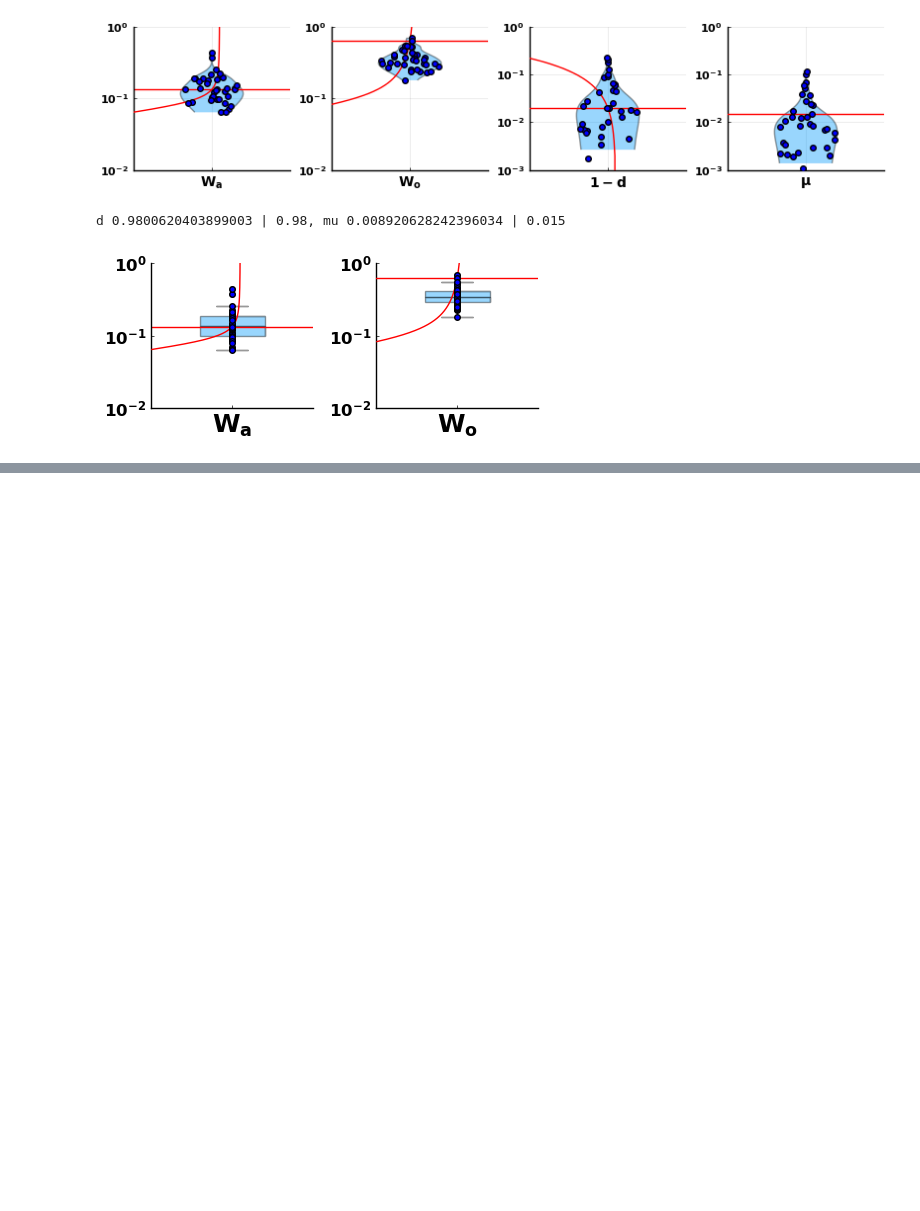
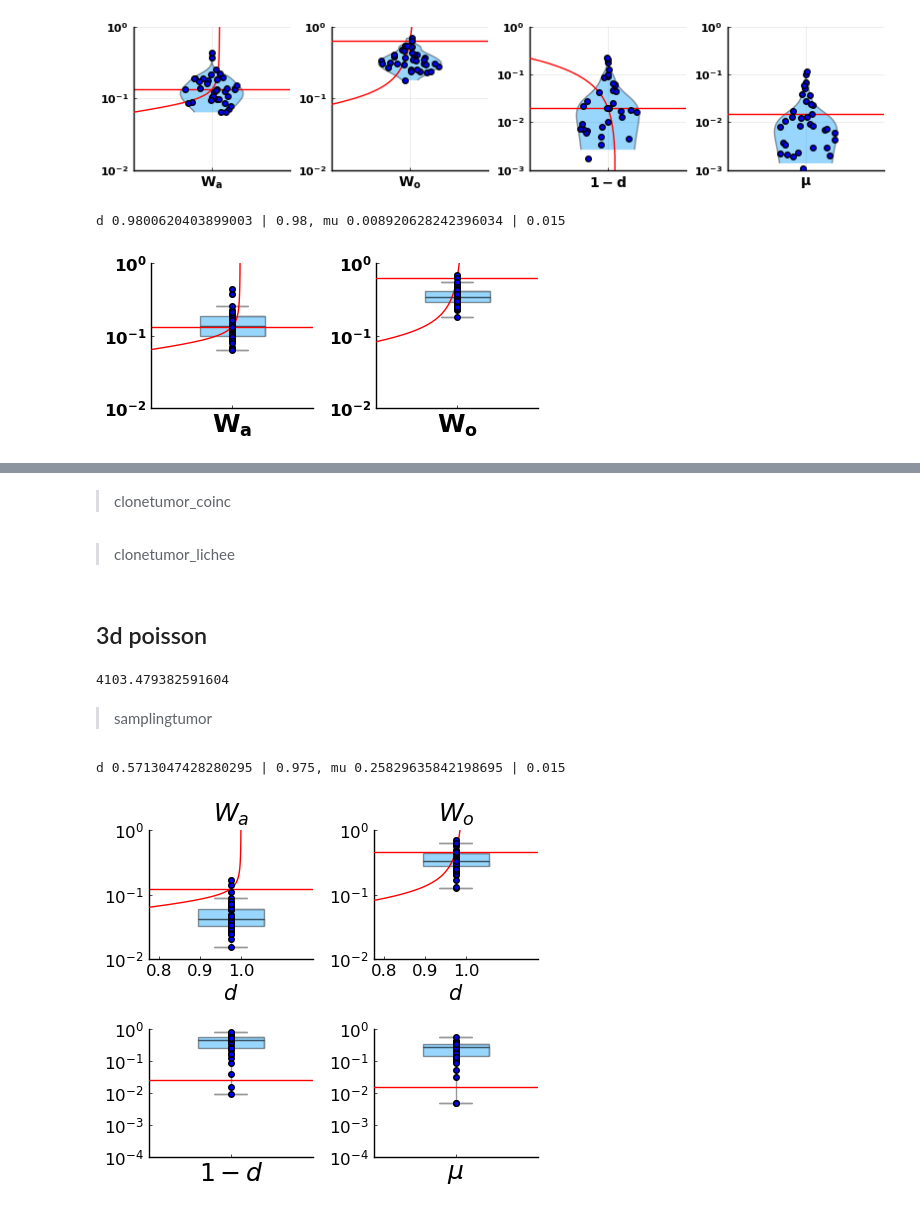
Before and after one commit to aangaji/Turnover, a Jupyter notebook: coinc_vs_lichee.ipynb, the cells around one changed output, grey strips where cells are left out. Cells and saved outputs as stored; diff of their text form; code cells hidden in the pictures; blank space fills up the shorter version.

```diff
--- a/coinc_vs_lichee.ipynb
+++ b/coinc_vs_lichee.ipynb
@@ -49,7 +41,7 @@ addprocs(4)
 # %% [markdown]
 # Data
 # %%
-tumorinfo_2d = filter( r-> r.d == 0.98, dir_info_mutations(projectdir*"/simulated_tumors/2d/bulk") )
-tumorinfo_2d_series = filter( r-> r.d != 0.98 && r.N == 10000, dir_info_mutations(projectdir*"/simulated_tumors/2d/bulk") )
-tumorinfo_3d = filter( r-> r.d == 0.98, dir_info_mutations(projectdir*"/simulated_tumors/3d/bulk") )
-tumorinfo_nonspatial = dir_info_mutations(projectdir*"/simulated_tumors/nonspatial");
+tumorinfo_2d = filter( r-> r.d == 0.975, dir_info_mutations(projectdir*"/simulated_tumors/2d_poisson/bulk") )
+# tumorinfo_2d_series = filter( r-> r.d != 0.98 && r.N == 10000, dir_info_mutations(projectdir*"/simulated_tumors/2d/bulk") )
+tumorinfo_3d = filter( r-> r.d == 0.975, dir_info_mutations(projectdir*"/simulated_tumors/3d_poisson/bulk") )
+# tumorinfo_nonspatial = dir_info_mutations(projectdir*"/simulated_tumors/nonspatial");
@@ -720,6 +711,6 @@ d 0.9772960849667502 | 0.98, mu 0.006279833844373154 | 0.015
 # %% [markdown]
 ## 3d
 # %%
-n = samplingparams.n
+n = median( nrow.( tumorinfo_3d.samplingtumor ) )
 N = n^(3/2) * 2/(π^(1/2)*3^(1/4))
 # %% [output]
@@ -1004,0 +1004,37 @@ savefig(joinpath("Turnover\\turnover_plots\\inference", name*".png"))
+# %% [markdown]
+> clonetumor_coinc
+# %% [markdown]
+> clonetumor_lichee
+# %% [markdown]
+## 3d poisson
+# %%
+n = median( nrow.( tumorinfo_3d.samplingtumor ) )
+N = n^(3/2) * 2/(π^(1/2)*3^(1/4))
+# %% [output]
+4103.479382591604
+# %% [markdown]
+> samplingtumor
+# %%
+let
+    d, mu = 0.975, 0.015
+    tumorinfo = filter( r-> r.d == d && r.μ == mu, tumorinfo_3d)
+
+    f_min = 2
+    ds, Wa, Wo = get_turnover(tumorinfo; f_min=f_min,
+        tumor_sample_col = :samplingtumor,
+        sample_freq_col = :frequency,)
+
+    ds, dfits, mufits = infer_params( tumorinfo; Wa, Wo,
+        usecorrection=true, estimate_N = false, N = N/f_min)
+    mask = .!ismissing.(mufits)
+
+    println("d ", median(dfits[mask]), " | ", d , ", mu ", median(mufits[mask]),  " | ", mu , )
+    p = plot_func( N/ f_min, d, mu, ds,Wa,Wo,dfits[mask],mufits[mask];
+        plots = [:Wa, :Wo, :d, :mu],
+        layout = (2,2), distribution! = boxplot!)
+    plot!(p[end-1], ylim=(1e-4,1))
+    plot!(p[end], ylim=(1e-4,1))
+end
+# %% [output]
+d 0.5713047428280295 | 0.975, mu 0.25829635842198695 | 0.015
+[figure, added]
```
Also changed, not shown: parts of 26 cells of this notebook, 37 other files.
